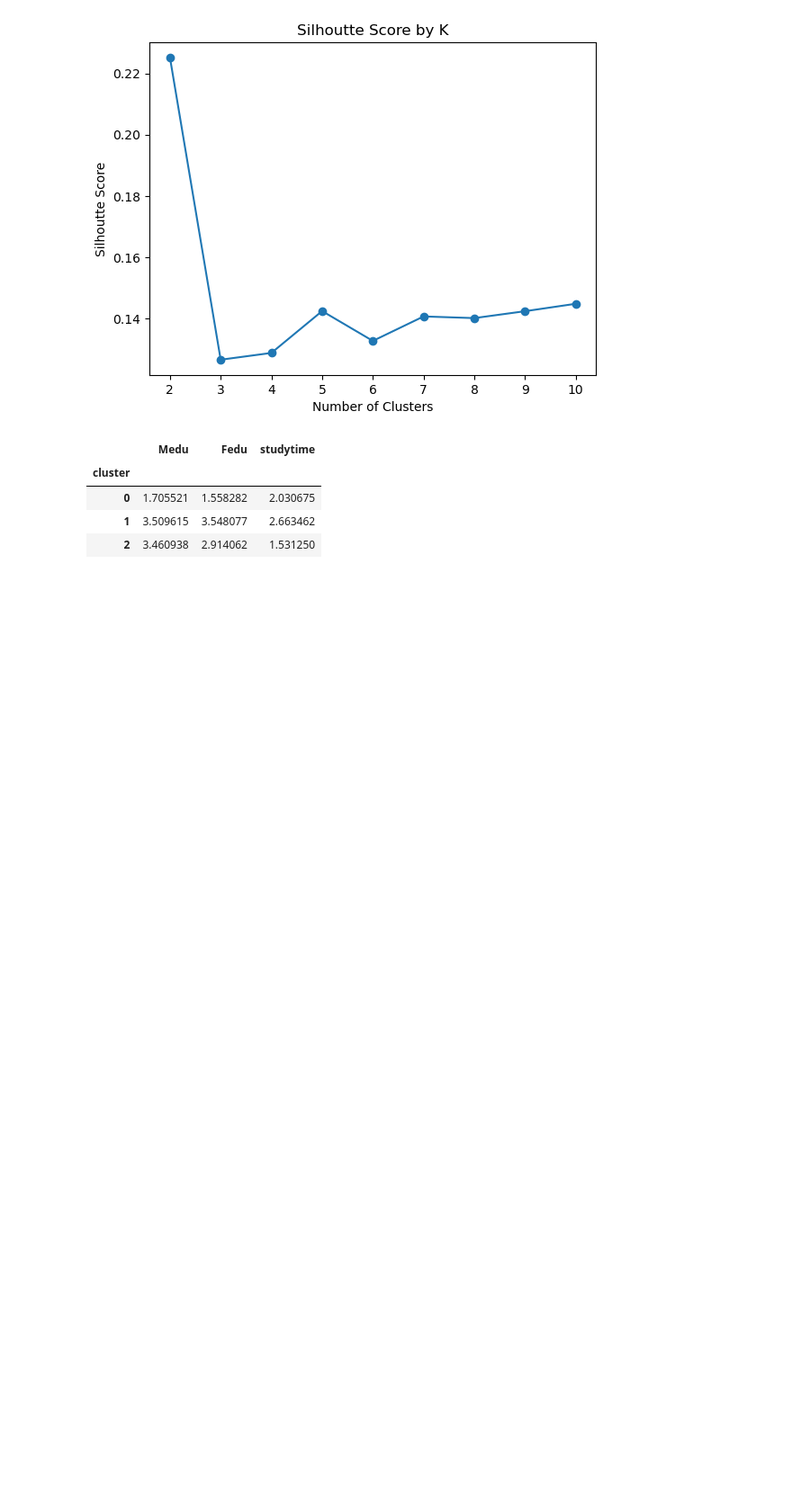
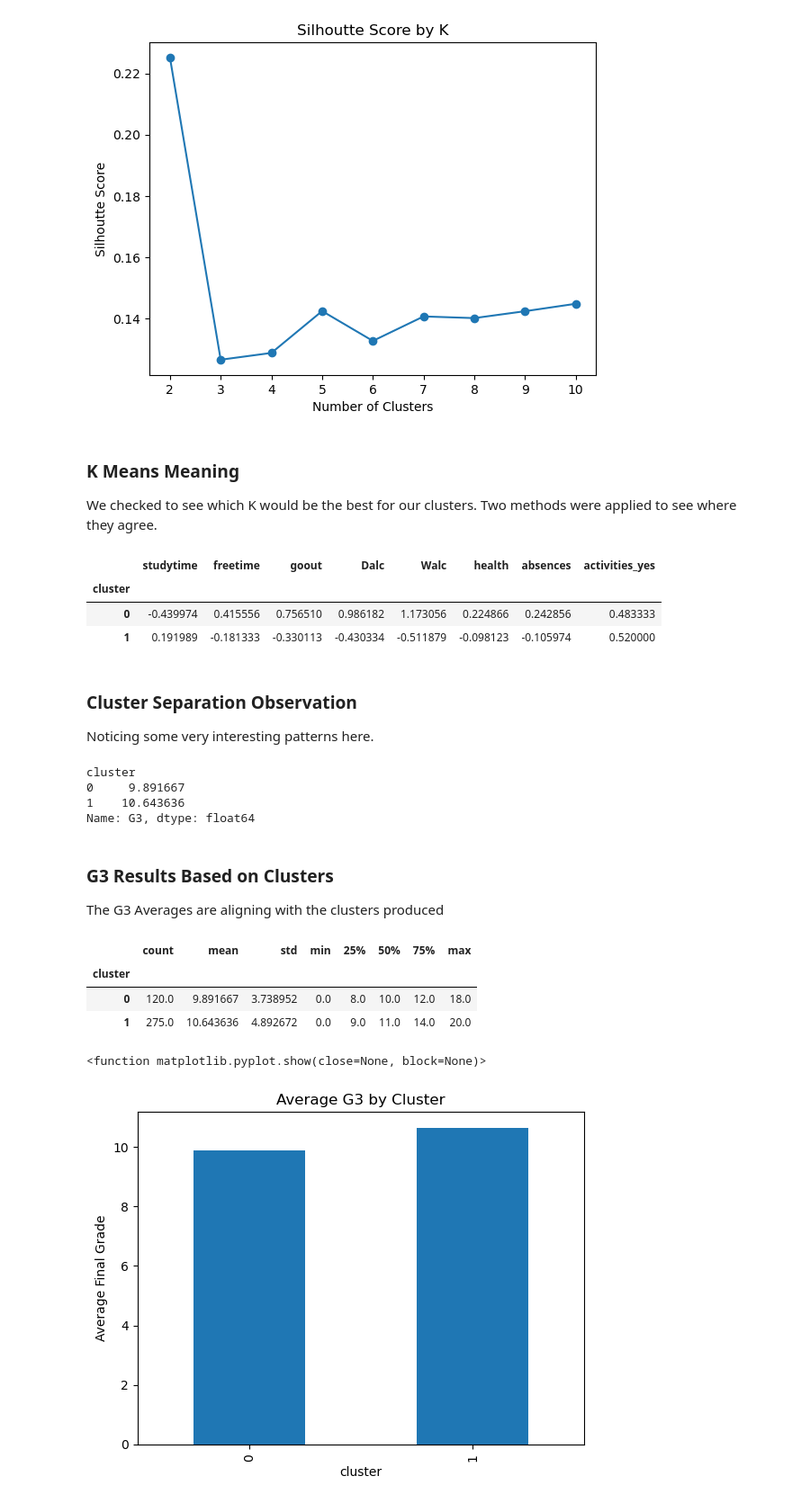
Before and after one commit to kmbangura/group5finalproject, a Jupyter notebook: unsupervised1.ipynb, the cells around one changed output. Shown at 90% size. Saved outputs shown, nothing was run; the diff lists cells and outputs as text; code cells hidden in the pictures; blank space fills up the shorter version.

```diff
--- a/unsupervised1.ipynb
+++ b/unsupervised1.ipynb
@@ -76,11 +76,55 @@ plt.show()
 # %% [output]
 [figure]
 [figure]
-# %%
-df.groupby('cluster')[features].mean()
-# %% [output]
-|  | Medu | Fedu | studytime |
-| cluster |  |  |  |
-| 0 | 1.705521 | 1.558282 | 2.030675 |
-| 1 | 3.509615 | 3.548077 | 2.663462 |
-| 2 | 3.460938 | 2.914062 | 1.531250 |
+# %% [markdown]
+### K Means Meaning
+We checked to see which K would be the best for our clusters. Two methods were applied to see where they agree.
+# %%
+# Fit predict with K=2
+kmeans = KMeans(n_clusters=2, random_state=42)
+df['cluster'] = kmeans.fit_predict(X_features)
+# %%
+# Seperate Clusters
+cols = ["studytime",
+    "freetime",
+    "goout",
+    "Dalc",
+    "Walc",
+    "health",
+    "absences",
+    "activities_yes"]
+
+df.groupby('cluster')[cols].mean()
+# %% [output]
+|  | studytime | freetime | goout | Dalc | Walc | health | absences | activities_yes |
+| cluster |  |  |  |  |  |  |  |  |
+| 0 | -0.439974 | 0.415556 | 0.756510 | 0.986182 | 1.173056 | 0.224866 | 0.242856 | 0.483333 |
+| 1 | 0.191989 | -0.181333 | -0.330113 | -0.430334 | -0.511879 | -0.098123 | -0.105974 | 0.520000 |
+# %% [markdown]
+### Cluster Separation Observation
+Noticing some very interesting patterns here.
+# %%
+df.groupby('cluster')['G3'].mean()
+# %% [output]
+cluster
+0     9.891667
+1    10.643636
+Name: G3, dtype: float64
+# %% [markdown]
+### G3 Results Based on Clusters
+The G3 Averages are aligning with the clusters produced
+# %%
+df.groupby('cluster')['G3'].describe()
+# %% [output]
+|  | count | mean | std | min | 25% | 50% | 75% | max |
+| cluster |  |  |  |  |  |  |  |  |
+| 0 | 120.0 | 9.891667 | 3.738952 | 0.0 | 8.0 | 10.0 | 12.0 | 18.0 |
+| 1 | 275.0 | 10.643636 | 4.892672 | 0.0 | 9.0 | 11.0 | 14.0 | 20.0 |
+# %%
+df.groupby('cluster')['G3'].mean().plot(kind='bar')
+plt.ylabel('Average Final Grade')
+plt.title('Average G3 by Cluster')
+plt.show
+# %% [output]
+<function matplotlib.pyplot.show(close=None, block=None)>
+[figure, added]
```
Also changed, not shown: parts of 1 cell of this notebook.
